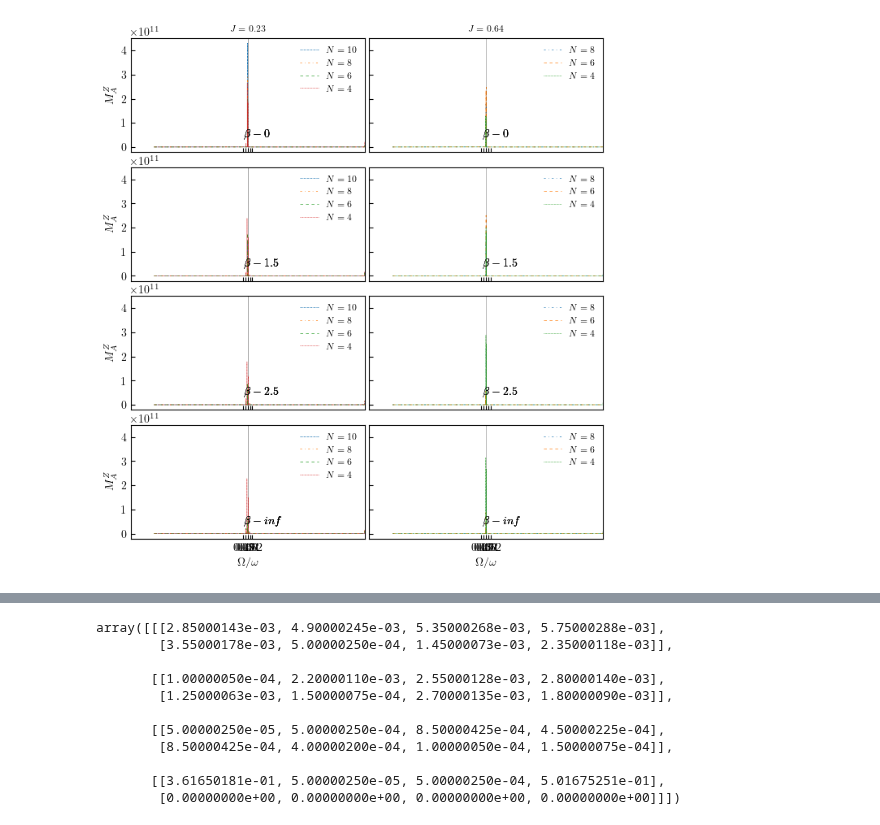
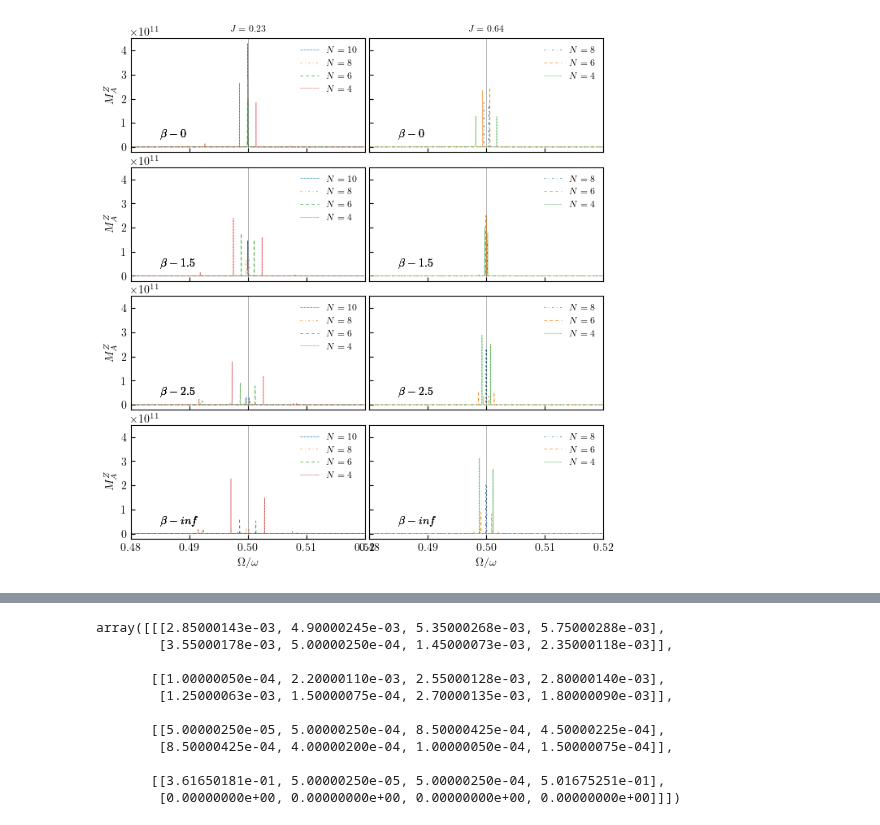
Before and after one commit to rahmahi/Chimera_Time_Crystal, a Jupyter notebook: codes/new_algo/regional_magnetization/fft_beats/fft_long_multipleN.ipynb, the cells around one changed output, grey strips where cells are left out. Drawn from its saved outputs; the diff is of its cells as text; code cells hidden in the pictures.

```diff
--- a/codes/new_algo/regional_magnetization/fft_beats/fft_long_multipleN.ipynb
+++ b/codes/new_algo/regional_magnetization/fft_beats/fft_long_multipleN.ipynb
@@ -121,7 +121,7 @@ with open("mz_fft.txt", 'r') as fp:
 
              #-------  Find FFT Peaks and Beats frequencies   ----------------------------------------------------------------
 
-            peak_idx, peak_props = find_peaks(y, prominence = 1, distance = None)
+            peak_idx, peak_props = find_peaks(y, prominence = 5, distance = None)
             peak_pos = x[peak_idx]
 
             peaks_before = peak_pos[peak_pos < 0.5]
@@ -158,38 +158,38 @@ with open("mz_fft.txt", 'r') as fp:
 
             axs[b][jj].tick_params(which='both', axis="x", direction="in")
             axs[b][jj].tick_params(which='both', axis="y", direction="in")
-            #axs[b][jj].set_xlim(0.485,.515)
-            axs[b][jj].set_xlim(0,1)
+            axs[b][jj].set_xlim(0.485,.515)
+            #axs[b][jj].set_xlim(0,1)
             #axs[b][jj].set_ylim(bottom = 0.01)
             #axs[b][jj].set_yscale('log')
             axs[b][jj].legend(fontsize = legendftsize, frameon = False)
             axs[b][jj].text(0.485, 4e10, fr"$\beta-{beta}$", fontsize= 10)
             axs[b][0].set_ylabel(r"$M^Z_A$")
             axs[-1][jj].set_xlabel(r"$\Omega/\omega$")
             axs[-1][jj].set_xticks([0.48, 0.49,.5,.51,.52])
 
 
 '''
 for i in range(4):
     beta = betas[i]
     axs[-1].plot(Ns, btfr[i], label = fr"$\beta = {beta}$")
     axs[-1].scatter(Ns, btfr[i])
 
 axs[-1].set_xticks([8,10,12])
 axs[-1].set_xlabel(r"$N$")
 axs[-1].set_ylabel("Beat freq")
 axs[-1].legend(frameon =False, loc = 6, fontsize = 12)
 
 '''
 axs[0][0].set_title(fr"$J={Jvalue1:2.2f}$", fontsize = legendftsize)
 axs[0][1].set_title(fr"$J={Jvalue2:2.2f}$", fontsize = legendftsize)
 
 
 figname = 'regional_mag_FFT_strong.pdf'
 figname1 = 'regional_mag_FFT_strong.jpg'
 plt.savefig(figname, bbox_inches='tight', pad_inches=0.0)
 #plt.savefig(figname1, bbox_inches='tight', pad_inches=0.0, dpi=300)
 
 plt.show()
 # %% [output]
-[figure, old version]
+[figure, new version]
```
Also changed, not shown: parts of 7 cells of this notebook.
